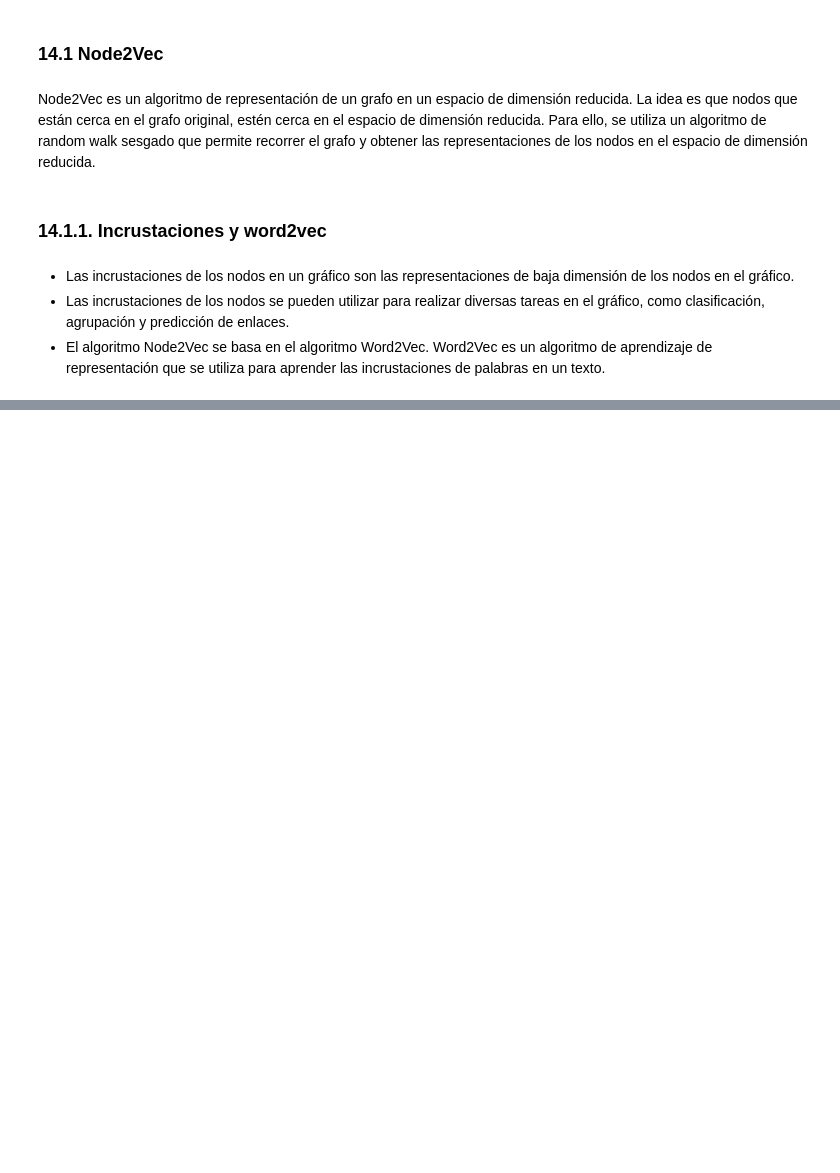
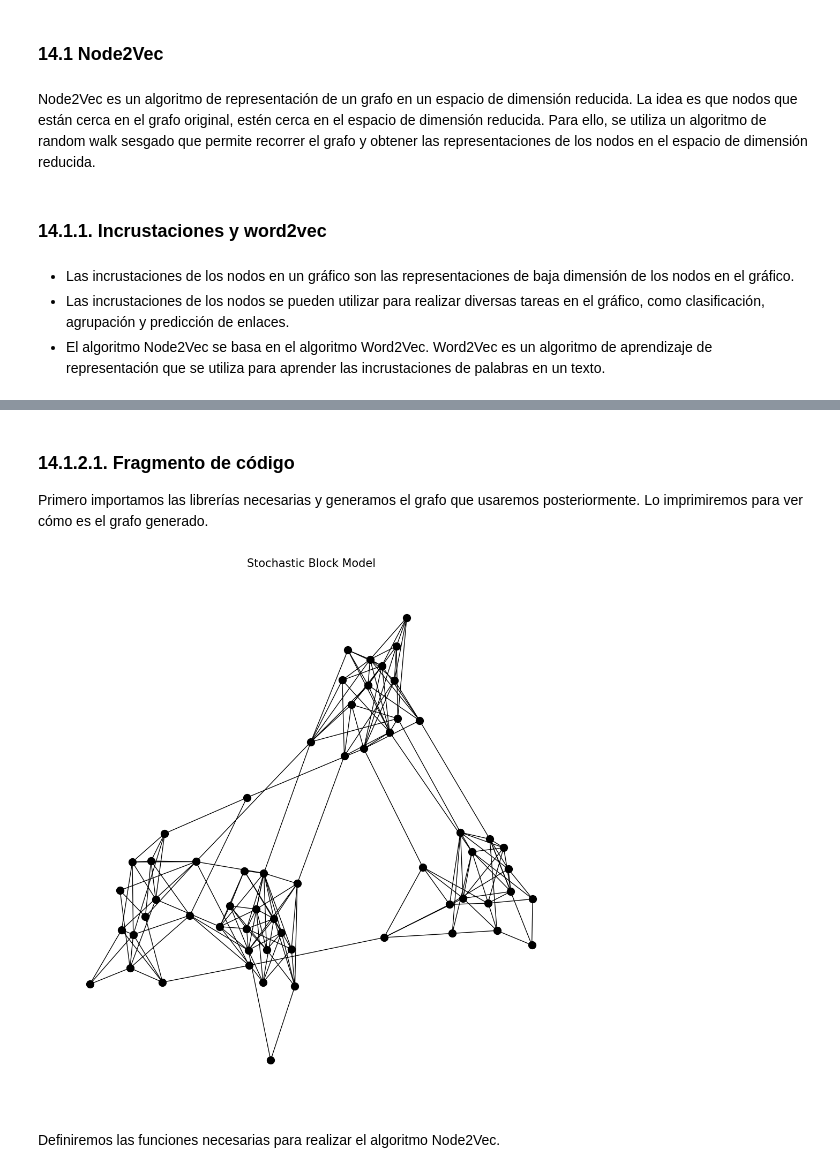
Before and after one commit to JBLOZ/IA, a Jupyter notebook: Mates Discretas/practica4/Node2Vec.ipynb, the cells around one changed output, grey strips where cells are left out. Saved outputs shown, nothing was run; the diff lists cells and outputs as text; code cells hidden in the pictures; blank space fills up the shorter version.

```diff
--- a/Mates Discretas/practica4/Node2Vec.ipynb
+++ b/Mates Discretas/practica4/Node2Vec.ipynb
@@ -13,0 +20,29 @@ Node2Vec es un algoritmo de representación de un grafo en un espacio de dimensi
+# %% [markdown]
+### 14.1.2.1. Fragmento de código
+Primero importamos las librerías necesarias y generamos el grafo que usaremos posteriormente. Lo imprimiremos para ver cómo es el grafo generado.
+# %%
+import numpy as np
+import networkx as nx
+from gensim.models import Word2Vec
+import matplotlib.pyplot as plt
+
+G = nx.stochastic_block_model([15, 15, 15, 15], [
+                                            [0.4, 0.01, 0.01, 0.01],
+                                            [0.01, 0.4, 0.01, 0.01],
+                                            [0.01, 0.01, 0.4, 0.01],
+                                            [0.01, 0.01, 0.01, 0.4]
+                                        ], seed=1)
+
+
+
+plt.figure(figsize=(10, 10))
+pos = nx.spring_layout(G, seed=42)
+nx.draw(G, pos, node_size=100, node_color='black', font_weight='bold', font_size=10)
+plt.title("Stochastic Block Model", fontsize=15)
+plt.show()
+
+# imprimimos el grafo generado
+# %% [output]
+[figure, added]
+# %% [markdown]
+Definiremos las funciones necesarias para realizar el algoritmo Node2Vec.
```
Also changed, not shown: parts of 11 cells of this notebook, 12 other files.
